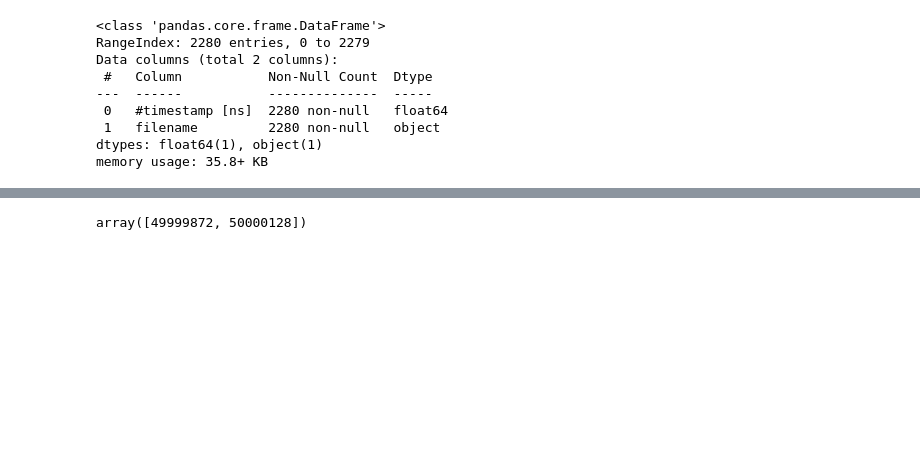
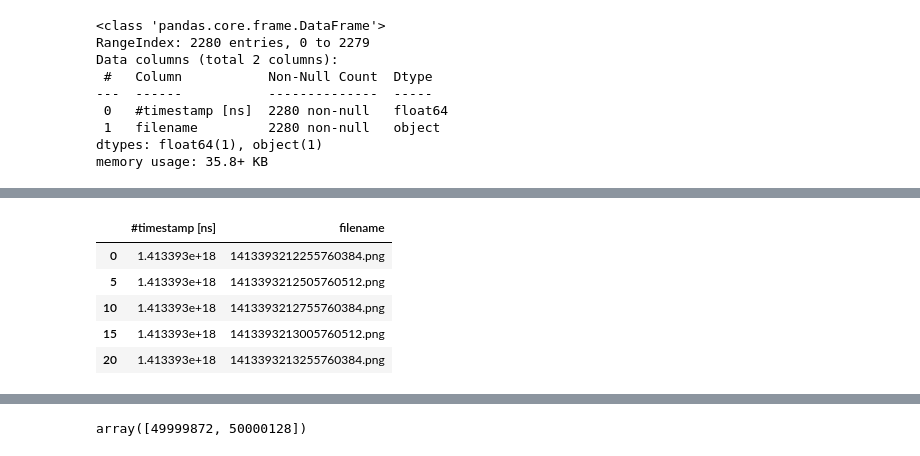
Before and after one commit to Virtana/indoor_drone_experimentation, a Jupyter notebook: kimera_local_eval/adding_error_euroc_dataset/Downsample_Perturb_CAM_Data.ipynb, the cells around one changed output, grey strips where cells are left out. Cells and saved outputs as stored; diff of their text form; code cells hidden in the pictures; blank space fills up the shorter version.

```diff
--- a/kimera_local_eval/adding_error_euroc_dataset/Downsample_Perturb_CAM_Data.ipynb
+++ b/kimera_local_eval/adding_error_euroc_dataset/Downsample_Perturb_CAM_Data.ipynb
@@ -58,3 +58,12 @@ memory usage: 35.8+ KB
+# %%
+df.head(5)
+# %% [output]
+|  | #timestamp [ns] | filename |
+| 0 | 1.413393e+18 | 1413393212255760384.png |
+| 5 | 1.413393e+18 | 1413393212505760512.png |
+| 10 | 1.413393e+18 | 1413393212755760384.png |
+| 15 | 1.413393e+18 | 1413393213005760512.png |
+| 20 | 1.413393e+18 | 1413393213255760384.png |
 # %%
 # Check deltas after downsampling.
 new_deltas = np.unique(np.diff(df['#timestamp [ns]']), return_counts=True)
```
Also changed, not shown: parts of 6 cells of this notebook, 29 other files.
